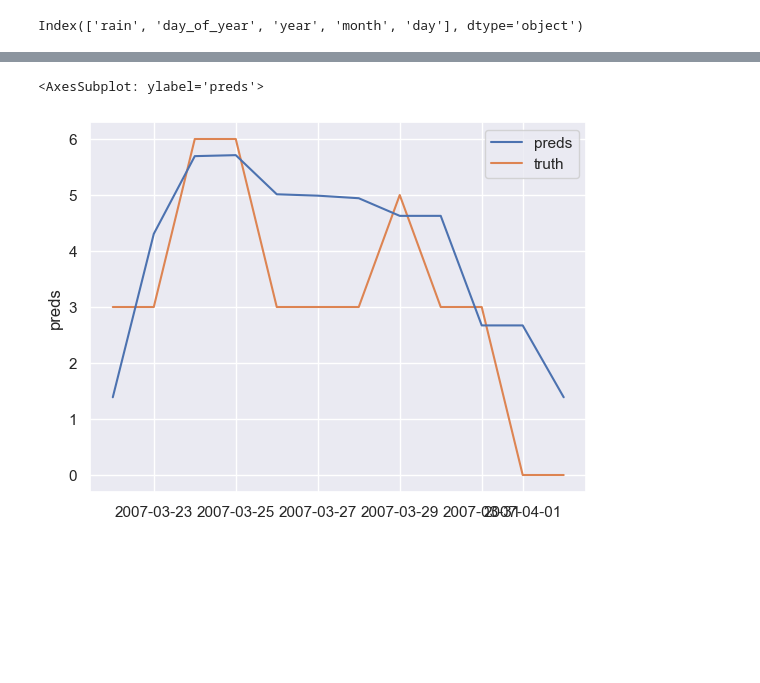
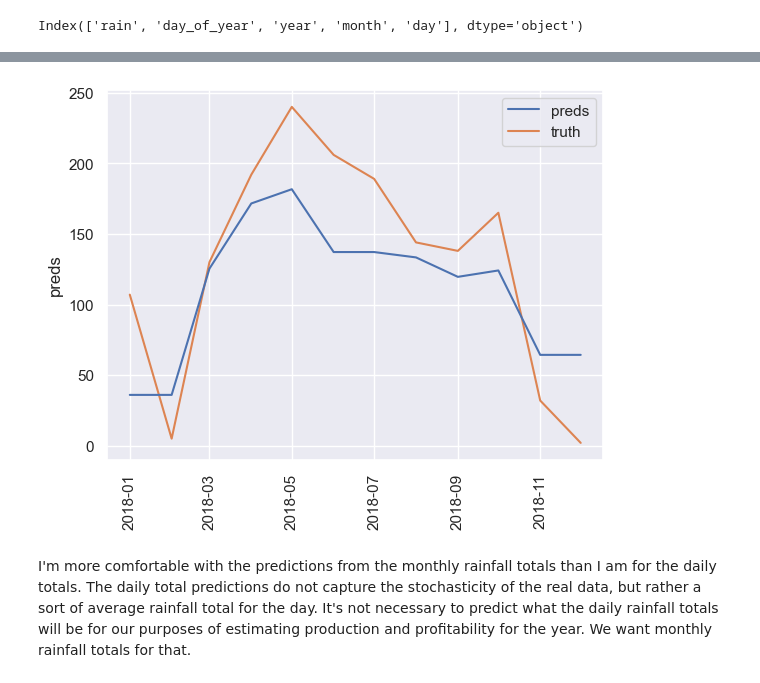
Before and after one commit to pdrew32/Cafe-Casa-Martinez, a Jupyter notebook: rain_time_series_forecasting.ipynb, the cells around one changed output, grey strips where cells are left out. Drawn from its saved outputs; the diff is of its cells as text; code cells hidden in the pictures; blank space fills up the shorter version.

Commit message:
added final model

```diff
--- a/rain_time_series_forecasting.ipynb
+++ b/rain_time_series_forecasting.ipynb
@@ -297,2 +266,0 @@ monthly = pd.DataFrame(data=df.groupby(['year', 'month']).agg('mean')['rain'].va
-# %%
-monthly = get_features(monthly)
@@ -315,15 +267,16 @@ monthly
 # %%
-tss = TimeSeriesSplit(n_splits=5, test_size=12)
+tss_monthly = TimeSeriesSplit(n_splits=5, test_size=12)
 
-FEATURES = ['day_of_year', 'year', 'month', 'day', 'quarter']
+FEATURES = ['day_of_year', 'year', 'month', 'day']
 TARGET = 'total_rain_mm'
 
 models = []
 oof_preds = []
 scores = []
+arima_rmse = []
 fi = []
 
-for fold, (train_idx, test_idx) in enumerate(tss.split(monthly)):
+for fold, (train_idx, test_idx) in enumerate(tss_monthly.split(monthly)):
     print('training fold', fold)
     train = monthly.iloc[train_idx]
     test = monthly.iloc[test_idx]
@@ -338,16 +291,24 @@ for fold, (train_idx, test_idx) in enumerate(tss.split(monthly)):
     y_test = test[TARGET]
     eval_set = [(X_test, y_test)]
 
-    reg = lgb.LGBMRegressor(learning_rate=0.01, n_estimators=2000)
+    reg = lgb.LGBMRegressor(learning_rate=0.01, n_estimators=2000, max_depth=3)
     reg.fit(X_train, y_train, eval_set=eval_set,
             early_stopping_rounds=50,
             verbose=100)
+
+    arima = ARIMA(y_train, order=(1, 0, 2), seasonal_order=(1, 0, 2, 12))
+    arima_fit = arima.fit()
+
+    arima_rmse.append(np.sqrt(np.sum((arima_fit.resid)**2.0)))
+    arima_preds = np.zeros(len(X_test.index))
+    for i in range(len(X_test.index)):
+        arima_preds[i] = arima_fit.predict(X_test.index[i])
 
     test_preds = reg.predict(X_test)
     test_score = np.sqrt(mean_squared_error(y_test, test_preds))
     scores.append(test_score)
 
-    idx_pred_target = np.vstack([test_idx, test_preds, y_test, fold*np.ones(len(test_idx))]).T
+    idx_pred_target = np.vstack([test_idx, test_preds, arima_preds, y_test, fold*np.ones(len(test_idx))]).T
     oof_preds.append(idx_pred_target)
 
     fi.append(dict(zip(reg.feature_name_, reg.feature_importances_)))
@@ -365,5 +345,0 @@ feature_importances_plot(fi)
-# %%
-oof_preds = pd.DataFrame(data=np.concatenate(oof_preds), columns=['data_ind', 'preds', 'y_true', 'fold'])
-oof_preds['data_ind'] = oof_preds['data_ind'].astype('int32')
-oof_preds['y_true'] = oof_preds['y_true'].astype('int32')
-oof_preds['fold'] = oof_preds['fold'].astype('int32')
@@ -371,0 +352,2 @@ KeyError: 0
+# %%
+oof_preds_monthly = summarize_models(models, oof_preds, scores, fi)
@@ -372,6 +358,8 @@ KeyError: 0
 # %%
-sns.lineplot(x=df.index[oof_preds.query('fold == 3')['data_ind']], y=oof_preds.query('fold == 3')['preds'], label='preds', zorder=2)
-sns.lineplot(x=df.index[oof_preds.query('fold == 3')['data_ind']], y=oof_preds.query('fold == 3')['y_true'], label='truth', zorder=1)
+sns.lineplot(x=monthly.index[oof_preds_monthly.query('fold == 0')['data_ind']], y=oof_preds_monthly.query('fold == 0')['preds'], label='preds', zorder=2)
+sns.lineplot(x=monthly.index[oof_preds_monthly.query('fold == 0')['data_ind']], y=oof_preds_monthly.query('fold == 0')['y_true'], label='truth', zorder=1)
+plt.xticks(rotation=90);
 # %% [output]
-<AxesSubplot: ylabel='preds'>
-[figure, old version]
+[figure, new version]
+# %% [markdown]
+I'm more comfortable with the predictions from the monthly rainfall totals than I am for the daily totals. The daily total predictions do not capture the stochasticity of the real data, but rather a sort of average rainfall total for the day. It's not necessary to predict what the daily rainfall totals will be for our purposes of estimating production and profitability for the year. We want monthly rainfall totals for that.
```
Also changed, not shown: parts of 35 cells of this notebook.
